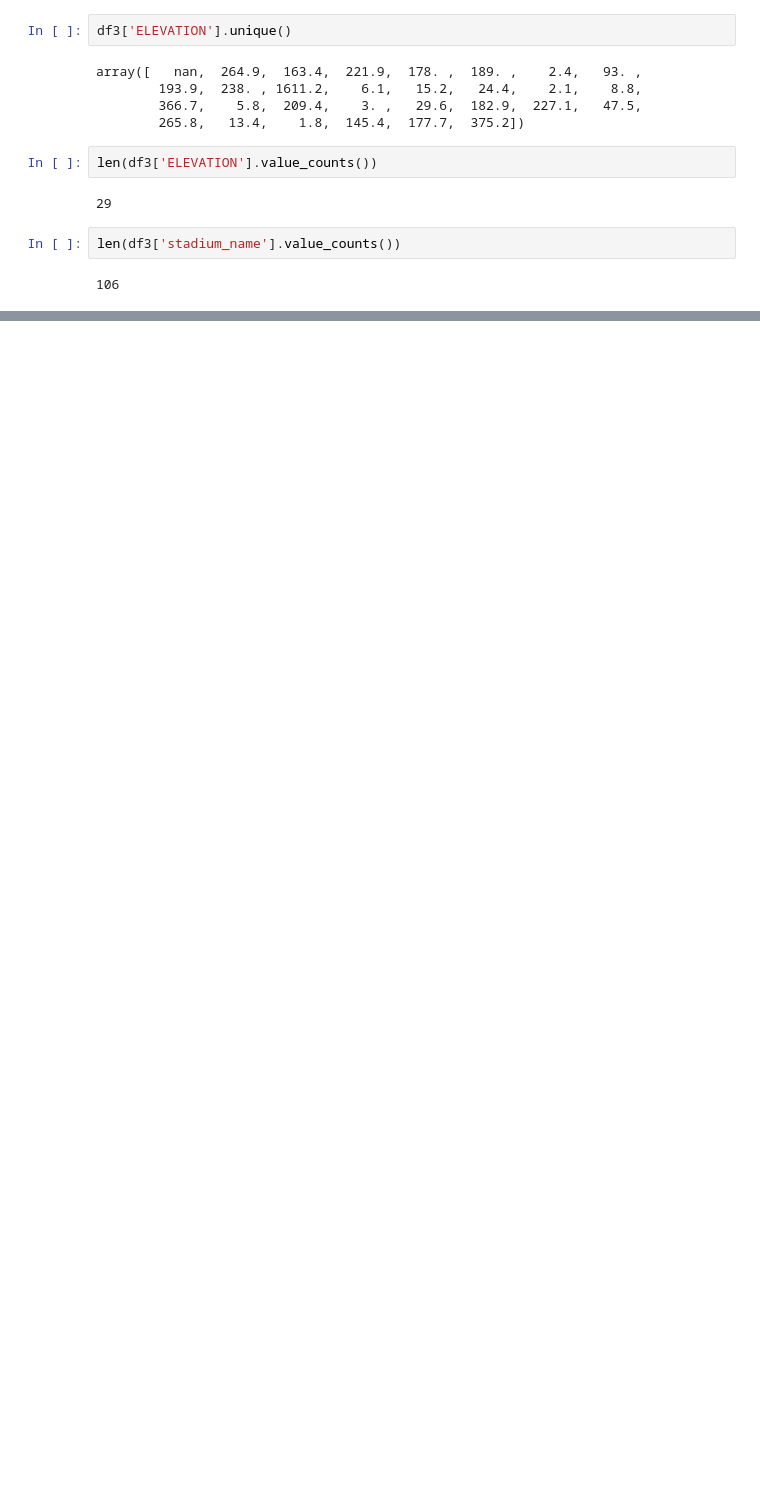
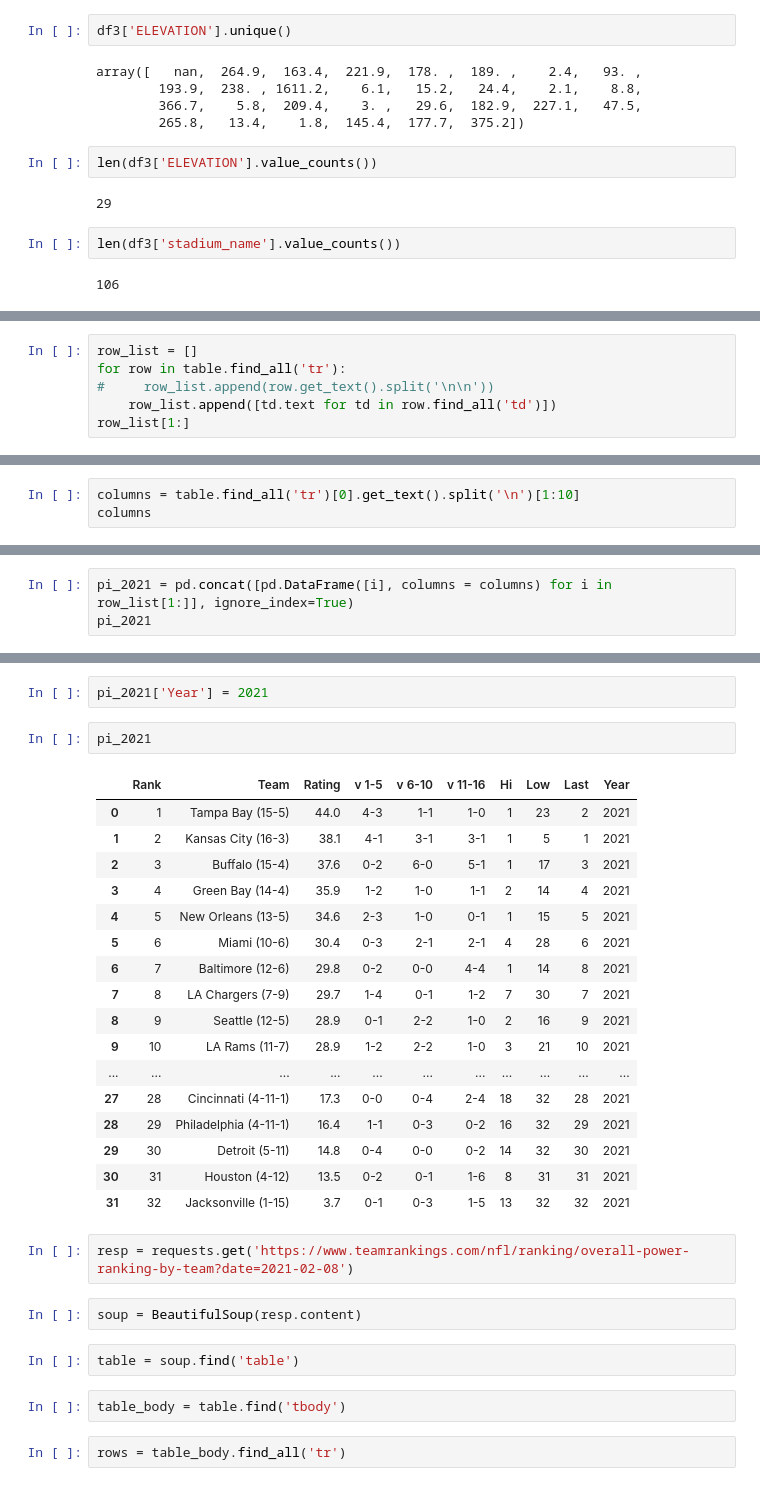
Before and after one commit to CooperWThompson/NFL-Gambling-Project, a Jupyter notebook: Tom/NFL Gambling Pre-Modeling Work.ipynb, the cells around one changed output, grey strips where cells are left out. Drawn from its saved outputs; the diff is of its cells as text; blank space fills up the shorter version.

```diff
--- a/Tom/NFL Gambling.ipynb
+++ b/Tom/NFL Gambling Pre-Modeling Work.ipynb
@@ -669,0 +739,6 @@ len(df3['stadium_name'].value_counts())
+# %%
+row_list = []
+for row in table.find_all('tr'):
+#     row_list.append(row.get_text().split('\n\n'))
+    row_list.append([td.text for td in row.find_all('td')])
+row_list[1:]
@@ -669,0 +763,3 @@ len(df3['stadium_name'].value_counts())
+# %%
+columns = table.find_all('tr')[0].get_text().split('\n')[1:10]
+columns
@@ -669,0 +768,3 @@ len(df3['stadium_name'].value_counts())
+# %%
+pi_2021 = pd.concat([pd.DataFrame([i], columns = columns) for i in row_list[1:]], ignore_index=True)
+pi_2021
@@ -669,0 +789,32 @@ len(df3['stadium_name'].value_counts())
+# %%
+pi_2021['Year'] = 2021
+# %%
+pi_2021
+# %% [output]
+|  | Rank | Team | Rating | v 1-5 | v 6-10 | v 11-16 | Hi | Low | Last | Year |
+| 0 | 1 | Tampa Bay (15-5) | 44.0 | 4-3 | 1-1 | 1-0 | 1 | 23 | 2 | 2021 |
+| 1 | 2 | Kansas City (16-3) | 38.1 | 4-1 | 3-1 | 3-1 | 1 | 5 | 1 | 2021 |
+| 2 | 3 | Buffalo (15-4) | 37.6 | 0-2 | 6-0 | 5-1 | 1 | 17 | 3 | 2021 |
+| 3 | 4 | Green Bay (14-4) | 35.9 | 1-2 | 1-0 | 1-1 | 2 | 14 | 4 | 2021 |
+| 4 | 5 | New Orleans (13-5) | 34.6 | 2-3 | 1-0 | 0-1 | 1 | 15 | 5 | 2021 |
+| 5 | 6 | Miami (10-6) | 30.4 | 0-3 | 2-1 | 2-1 | 4 | 28 | 6 | 2021 |
+| 6 | 7 | Baltimore (12-6) | 29.8 | 0-2 | 0-0 | 4-4 | 1 | 14 | 8 | 2021 |
+| 7 | 8 | LA Chargers (7-9) | 29.7 | 1-4 | 0-1 | 1-2 | 7 | 30 | 7 | 2021 |
+| 8 | 9 | Seattle (12-5) | 28.9 | 0-1 | 2-2 | 1-0 | 2 | 16 | 9 | 2021 |
+| 9 | 10 | LA Rams (11-7) | 28.9 | 1-2 | 2-2 | 1-0 | 3 | 21 | 10 | 2021 |
+| ... | ... | ... | ... | ... | ... | ... | ... | ... | ... | ... |
+| 27 | 28 | Cincinnati (4-11-1) | 17.3 | 0-0 | 0-4 | 2-4 | 18 | 32 | 28 | 2021 |
+| 28 | 29 | Philadelphia (4-11-1) | 16.4 | 1-1 | 0-3 | 0-2 | 16 | 32 | 29 | 2021 |
+| 29 | 30 | Detroit (5-11) | 14.8 | 0-4 | 0-0 | 0-2 | 14 | 32 | 30 | 2021 |
+| 30 | 31 | Houston (4-12) | 13.5 | 0-2 | 0-1 | 1-6 | 8 | 31 | 31 | 2021 |
+| 31 | 32 | Jacksonville (1-15) | 3.7 | 0-1 | 0-3 | 1-5 | 13 | 32 | 32 | 2021 |
+# %%
+resp = requests.get('https://www.teamrankings.com/nfl/ranking/overall-power-ranking-by-team?date=2021-02-08')
+# %%
+soup = BeautifulSoup(resp.content)
+# %%
+table = soup.find('table')
+# %%
+table_body = table.find('tbody')
+# %%
+rows = table_body.find_all('tr')
```
Also changed, not shown: parts of 29 cells of this notebook, 2 other files.
